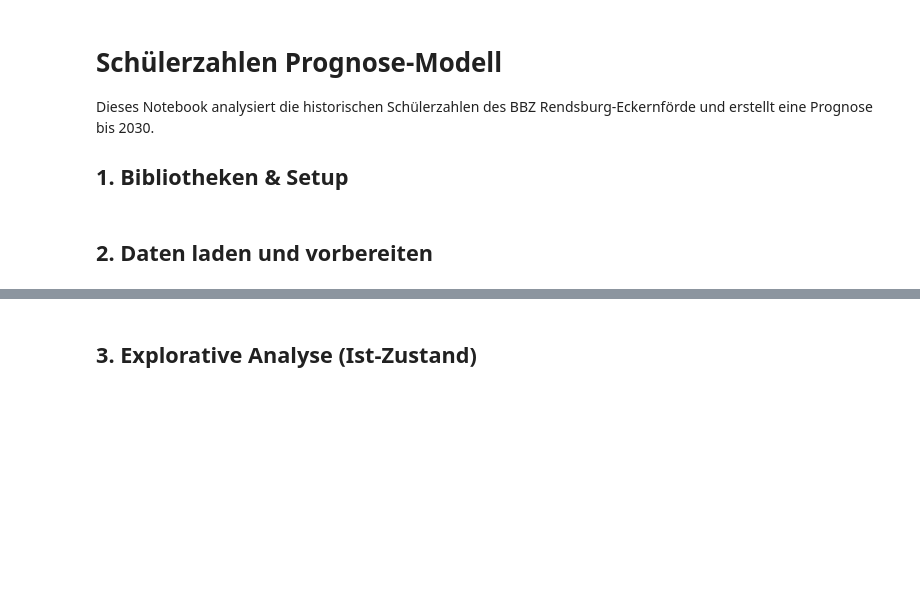
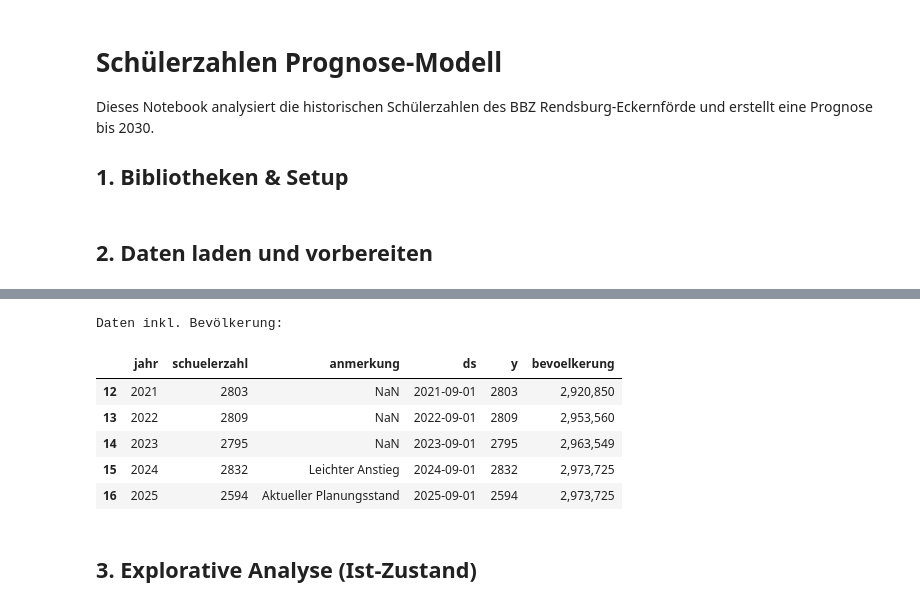
Before and after one commit to dclausen01/datenmodell_schulentwicklung, a Jupyter notebook: notebooks/schuelerzahlen_prognose.ipynb, the cells around one changed output, grey strips where cells are left out. Cells and saved outputs as stored; diff of their text form; code cells hidden in the pictures; blank space fills up the shorter version.

```diff
--- a/notebooks/schuelerzahlen_prognose.ipynb
+++ b/notebooks/schuelerzahlen_prognose.ipynb
@@ -30,25 +38,33 @@ display(df.tail())
 # %%
 # --- Bevölkerungsdaten laden und mergen ---
 
 def load_population_data(filepath):
-    raw_data = pd.read_csv(filepath, sep=';', header=None, dtype=str)
+    raw_data = pd.read_csv(filepath, sep=';', header=None, dtype=str, encoding='latin-1')
     year_row_idx = raw_data[raw_data[0] == 'Jahr'].index[0]
     years = raw_data.iloc[year_row_idx].values
     sep_row_idx = raw_data[raw_data[0] == 'September'].index[0]
     values = raw_data.iloc[sep_row_idx].values
     pop_data = pd.DataFrame({'jahr_str': years, 'bevoelkerung': values})
     pop_data = pop_data[pop_data['jahr_str'].str.match(r'^\d{4}$', na=False)]
     pop_data['jahr'] = pop_data['jahr_str'].astype(int)
     pop_data['bevoelkerung'] = pd.to_numeric(pop_data['bevoelkerung'], errors='coerce')
     return pop_data[['jahr', 'bevoelkerung']].dropna()
 
 file_2011 = '../data/raw/monatszahlen_bevoelkerung_am_monatsende_insgesamt_basis_zensus_2011_05-02-2026.csv'
 df_pop = load_population_data(file_2011)
 df = pd.merge(df, df_pop, on='jahr', how='left')
 df['bevoelkerung'] = df['bevoelkerung'].interpolate()
 
 print("Daten inkl. Bevölkerung:")
 display(df.tail())
+# %% [output]
+Daten inkl. Bevölkerung:
+|  | jahr | schuelerzahl | anmerkung | ds | y | bevoelkerung |
+| 12 | 2021 | 2803 | NaN | 2021-09-01 | 2803 | 2,920,850 |
+| 13 | 2022 | 2809 | NaN | 2022-09-01 | 2809 | 2,953,560 |
+| 14 | 2023 | 2795 | NaN | 2023-09-01 | 2795 | 2,963,549 |
+| 15 | 2024 | 2832 | Leichter Anstieg | 2024-09-01 | 2832 | 2,973,725 |
+| 16 | 2025 | 2594 | Aktueller Planungsstand | 2025-09-01 | 2594 | 2,973,725 |
 # %% [markdown]
 ## 3. Explorative Analyse (Ist-Zustand)
 # %%
```
Also changed, not shown: parts of 4 cells of this notebook, 2 other files.
